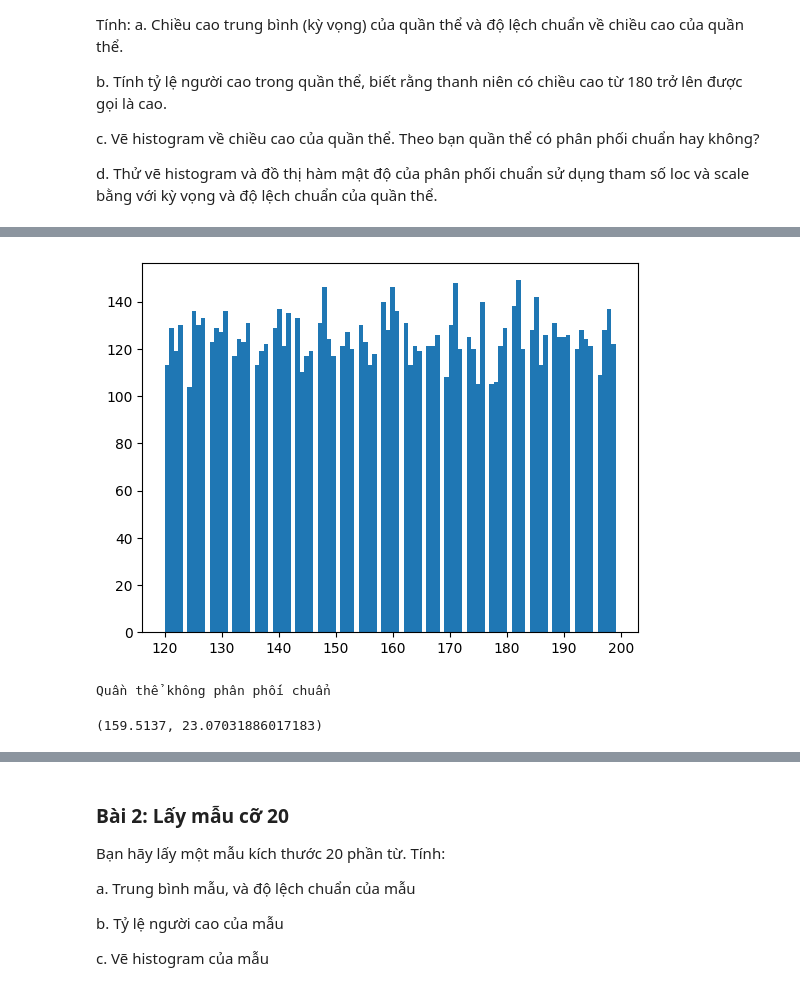
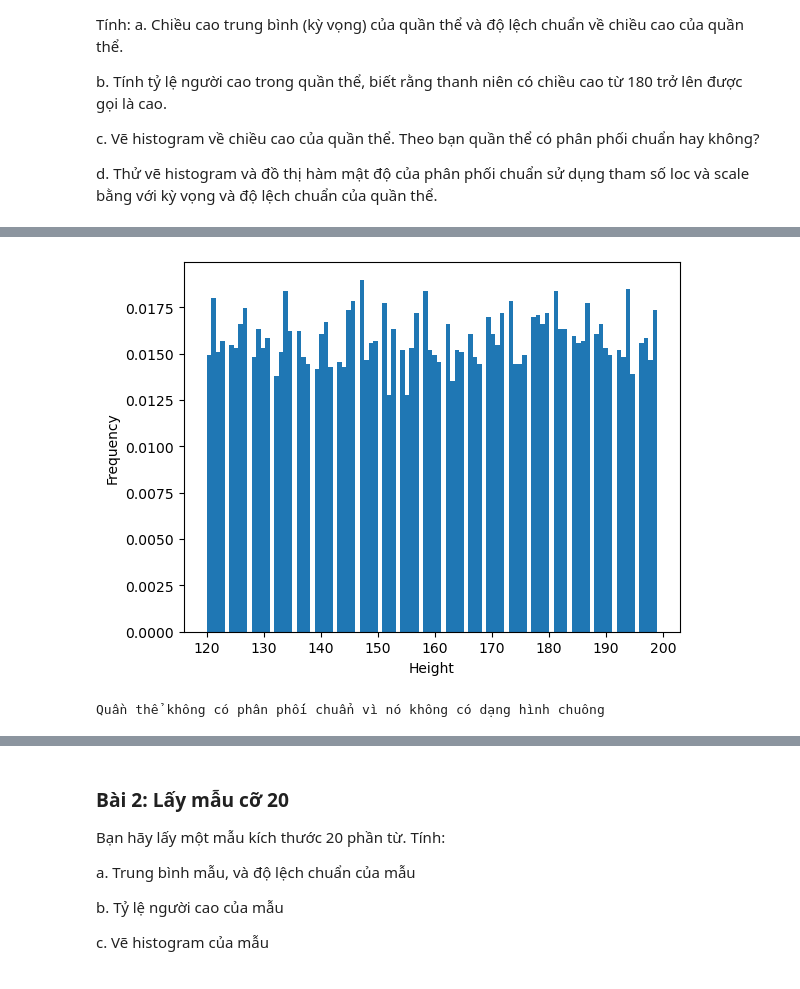
Before and after one commit to tiesen243/data-analyst, a Jupyter notebook: tkud_lab05_ex.ipynb, the cells around one changed output, grey strips where cells are left out. Saved outputs shown, nothing was run; the diff lists cells and outputs as text; code cells hidden in the pictures.

```diff
--- a/tkud_lab05_ex.ipynb
+++ b/tkud_lab05_ex.ipynb
@@ -36,11 +33,12 @@ plt.show()
 # %%
-# c. Vẽ histogram về chiều cao của quần thể. Theo bạn quần thể có phân phối chuẩn hay không?
+# c.
 
-plt.hist(POP, bins=100)
+plt.hist(POP, bins=100, density=True)
+plt.xlabel("Height")
+plt.ylabel("Frequency")
 plt.show()
 
-print("Quần thể không phân phối chuẩn")
+print("Quần thể không có phân phối chuẩn vì nó không có dạng hình chuông")
 # %% [output]
-[figure, old version]
+[figure, new version]
-Quần thể không phân phối chuẩn
+Quần thể không có phân phối chuẩn vì nó không có dạng hình chuông
-(159.5137, 23.07031886017183)
```
Also changed, not shown: parts of 26 cells of this notebook, 1 other file.
